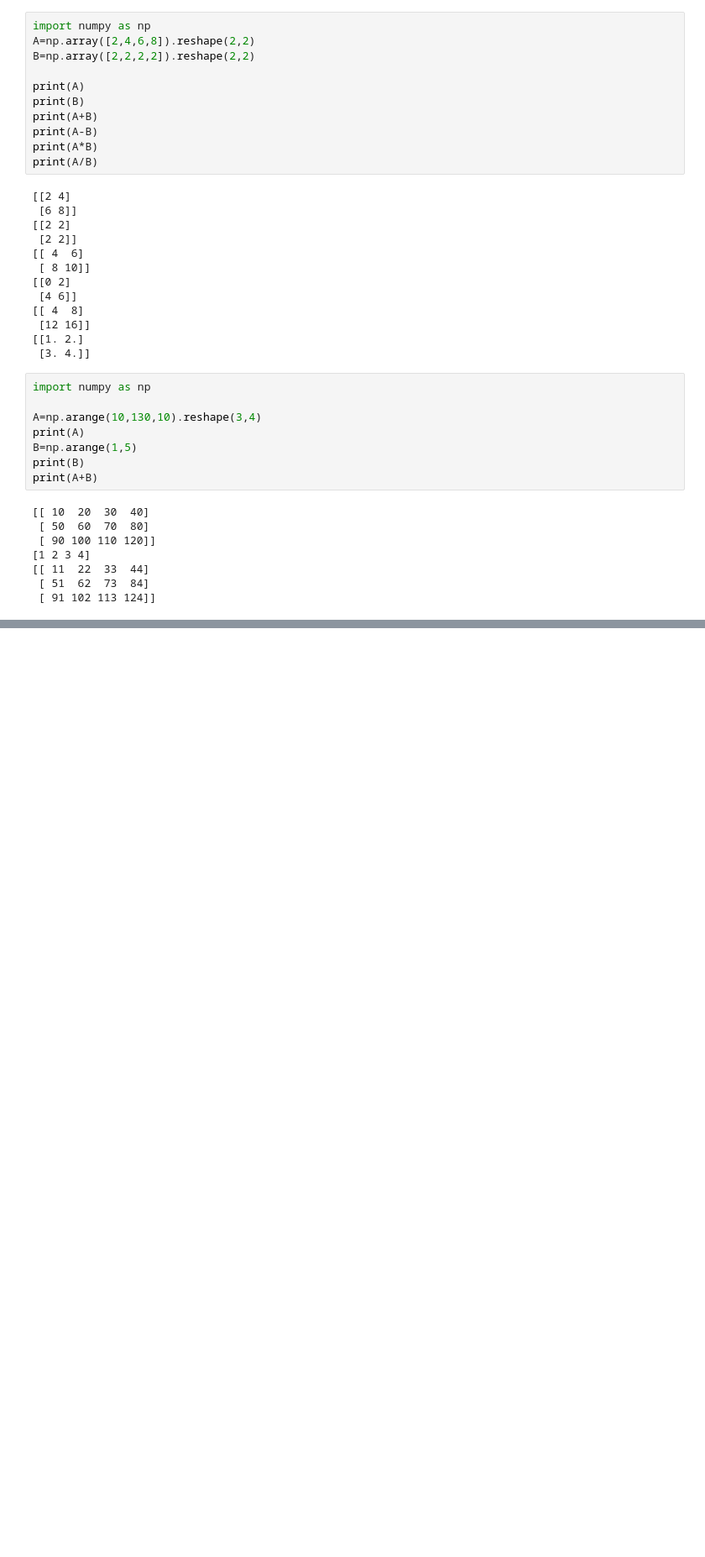
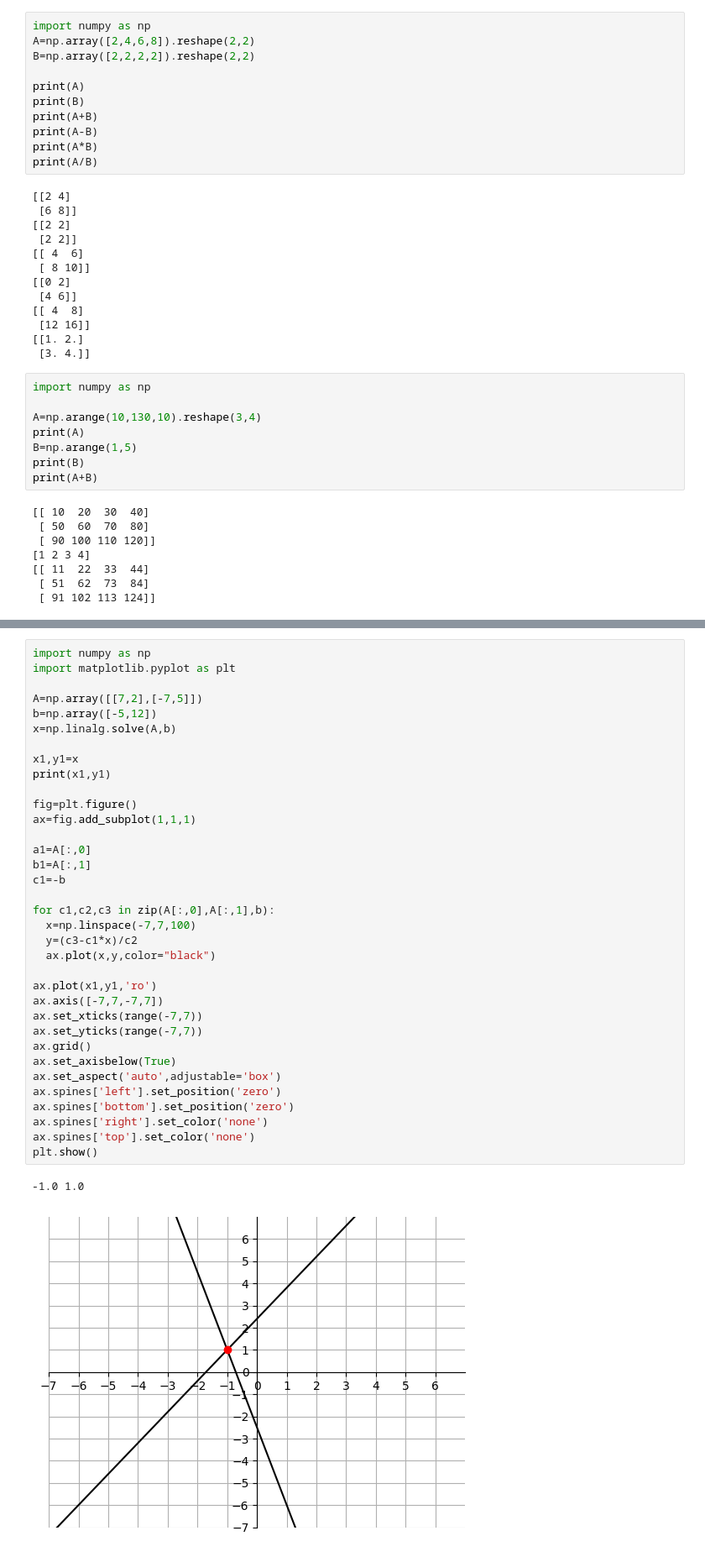
Before and after one commit to inwoo01/math2, a Jupyter notebook: 4주차실습.ipynb, the cells around one changed output, grey strips where cells are left out. Shown: that part at 84% size. Drawn from its saved outputs; the diff is of its cells as text; blank space fills up the shorter version.

```diff
--- a/4주차실습.ipynb
+++ b/4주차실습.ipynb
@@ -226,0 +658,38 @@ print(A+B)
+# %%
+import numpy as np
+import matplotlib.pyplot as plt
+
+A=np.array([[7,2],[-7,5]])
+b=np.array([-5,12])
+x=np.linalg.solve(A,b)
+
+x1,y1=x
+print(x1,y1)
+
+fig=plt.figure()
+ax=fig.add_subplot(1,1,1)
+
+a1=A[:,0]
+b1=A[:,1]
+c1=-b
+
+for c1,c2,c3 in zip(A[:,0],A[:,1],b):
+  x=np.linspace(-7,7,100)
+  y=(c3-c1*x)/c2
+  ax.plot(x,y,color="black")
+
+ax.plot(x1,y1,'ro')
+ax.axis([-7,7,-7,7])
+ax.set_xticks(range(-7,7))
+ax.set_yticks(range(-7,7))
+ax.grid()
+ax.set_axisbelow(True)
+ax.set_aspect('auto',adjustable='box')
+ax.spines['left'].set_position('zero')
+ax.spines['bottom'].set_position('zero')
+ax.spines['right'].set_color('none')
+ax.spines['top'].set_color('none')
+plt.show()
+# %% [output]
+-1.0 1.0
+[figure, added]
```
Also changed, not shown: parts of 41 cells of this notebook.
